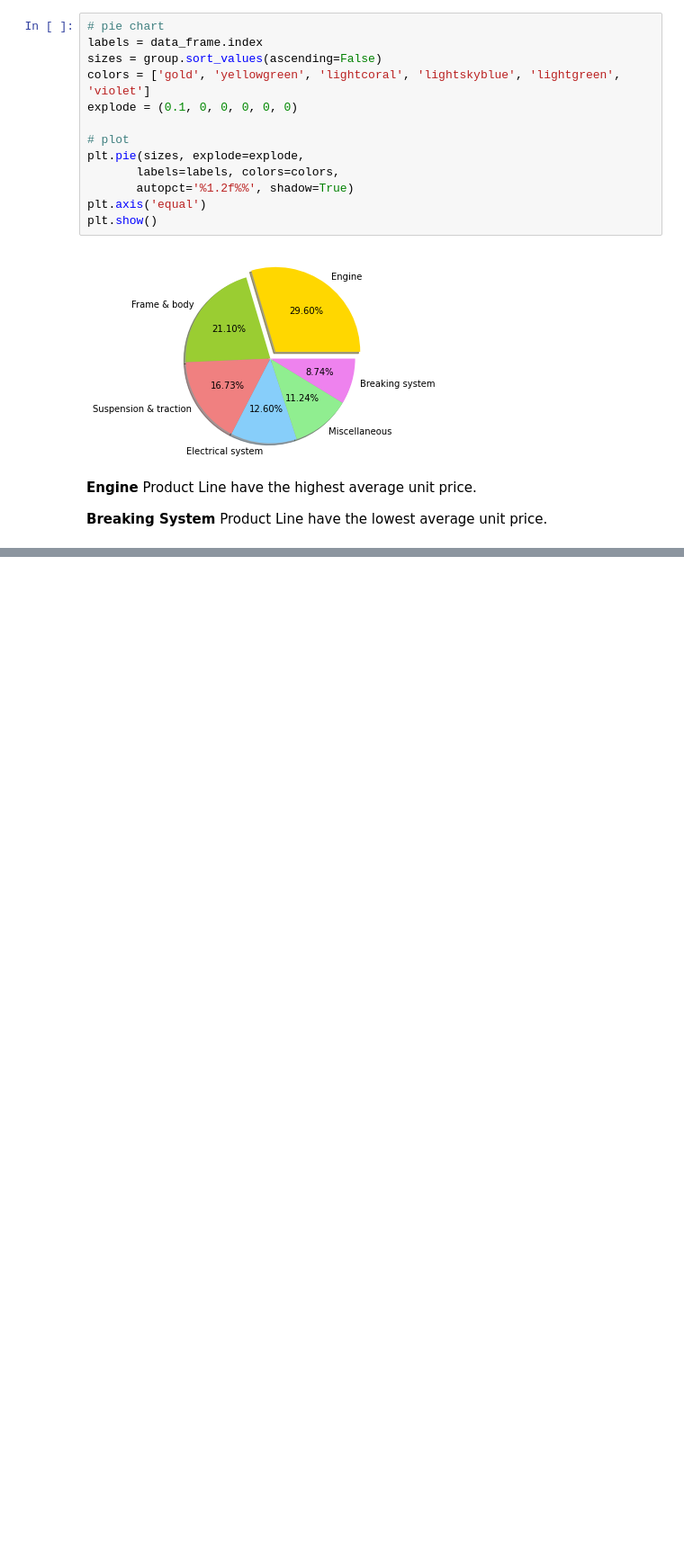
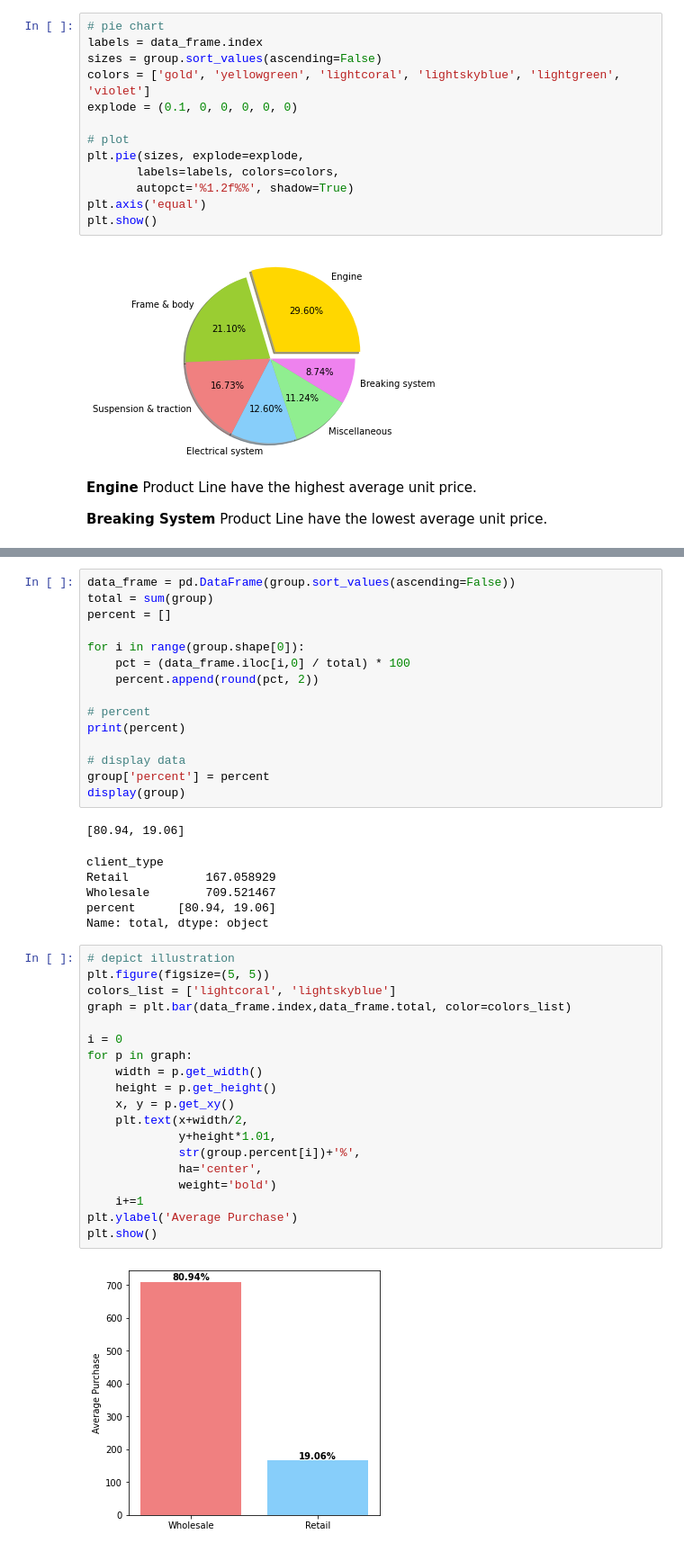
Before and after one commit to naseemap47/MotorcycleParts-DataAnalysis-python, a Jupyter notebook: jupyter_notebook.ipynb, the cells around one changed output, grey strips where cells are left out. Shown at 90% size. Saved outputs shown, nothing was run; the diff lists cells and outputs as text; blank space fills up the shorter version.

```diff
--- a/jupyter_notebook.ipynb
+++ b/jupyter_notebook.ipynb
@@ -118,0 +135,43 @@ plt.show()
+# %%
+data_frame = pd.DataFrame(group.sort_values(ascending=False))
+total = sum(group)
+percent = []
+
+for i in range(group.shape[0]):
+    pct = (data_frame.iloc[i,0] / total) * 100
+    percent.append(round(pct, 2))
+
+# percent
+print(percent)
+
+# display data
+group['percent'] = percent
+display(group)
+# %% [output]
+[80.94, 19.06]
+client_type
+Retail           167.058929
+Wholesale        709.521467
+percent      [80.94, 19.06]
+Name: total, dtype: object
+# %%
+# depict illustration
+plt.figure(figsize=(5, 5))
+colors_list = ['lightcoral', 'lightskyblue']
+graph = plt.bar(data_frame.index,data_frame.total, color=colors_list)
+
+i = 0
+for p in graph:
+    width = p.get_width()
+    height = p.get_height()
+    x, y = p.get_xy()
+    plt.text(x+width/2,
+             y+height*1.01,
+             str(group.percent[i])+'%',
+             ha='center',
+             weight='bold')
+    i+=1
+plt.ylabel('Average Purchase')
+plt.show()
+# %% [output]
+[figure, added]
```
Also changed, not shown: parts of 3 cells of this notebook.
